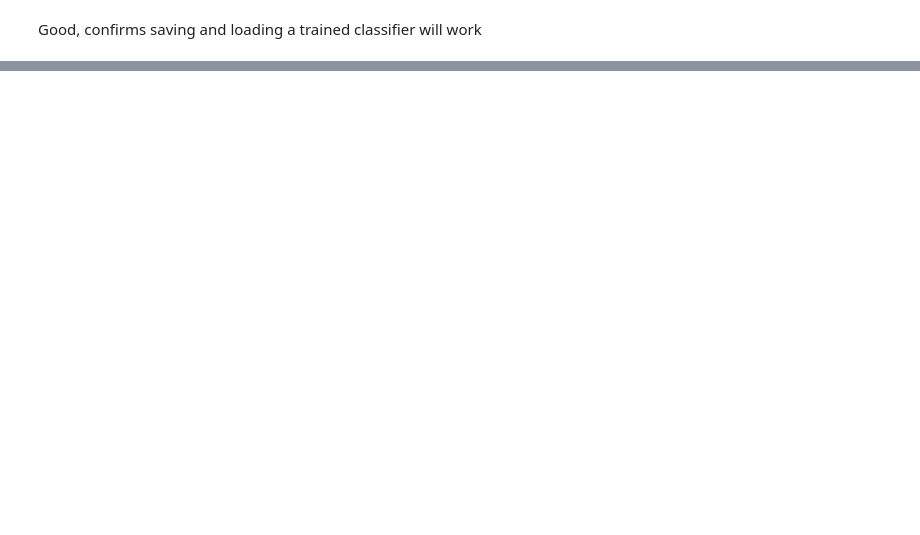
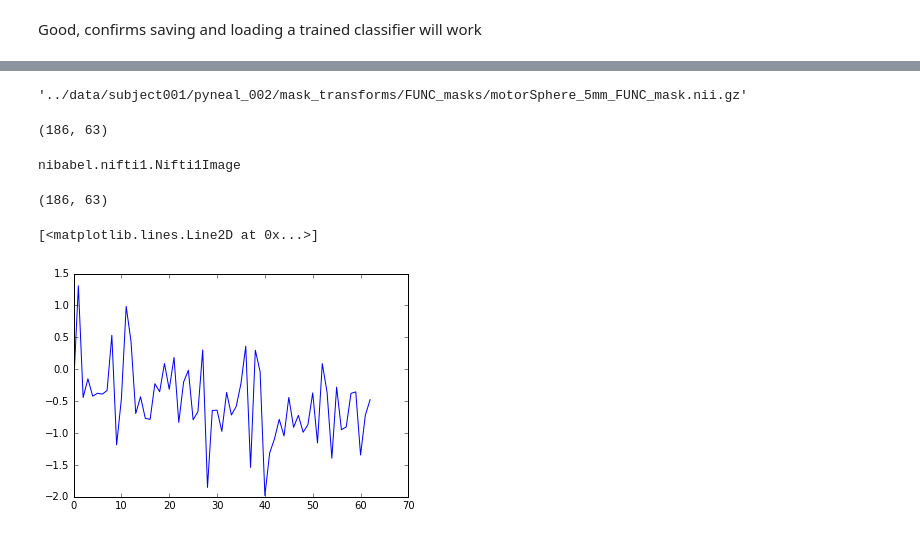
Before and after one commit to jeffmacinnes/b2b, a Jupyter notebook: analysis/subject001_multivoxel.ipynb, the cells around one changed output, grey strips where cells are left out. Drawn from its saved outputs; the diff is of its cells as text; code cells hidden in the pictures; blank space fills up the shorter version.

```diff
--- a/analysis/subject001_multivoxel.ipynb
+++ b/analysis/subject001_multivoxel.ipynb
@@ -425,0 +653,2 @@ Good, confirms saving and loading a trained classifier will work
+# %%
+fmri = nib.load('../data/subject001/pyneal_002/receivedFunc.nii.gz')
@@ -425,0 +679,27 @@ Good, confirms saving and loading a trained classifier will work
+# %%
+maskPath
+# %% [output]
+'../data/subject001/pyneal_002/mask_transforms/FUNC_masks/motorSphere_5mm_FUNC_mask.nii.gz'
+# %%
+masker = NiftiMasker(mask_img=maskPath, standardize=True)
+# %%
+maskedVol = masker.fit_transform(fmri)
+# %%
+maskedVol.shape
+# %% [output]
+(186, 63)
+# %%
+type(fmri)
+# %% [output]
+nibabel.nifti1.Nifti1Image
+# %%
+maskedVol = masker.fit_transform(fmri)
+# %%
+maskedVol.shape
+# %% [output]
+(186, 63)
+# %%
+plt.plot(maskedVol[100, :])
+# %% [output]
+[<matplotlib.lines.Line2D at 0x...>]
+[figure, added]
```
Also changed, not shown: parts of 34 cells of this notebook, 1 other file.
